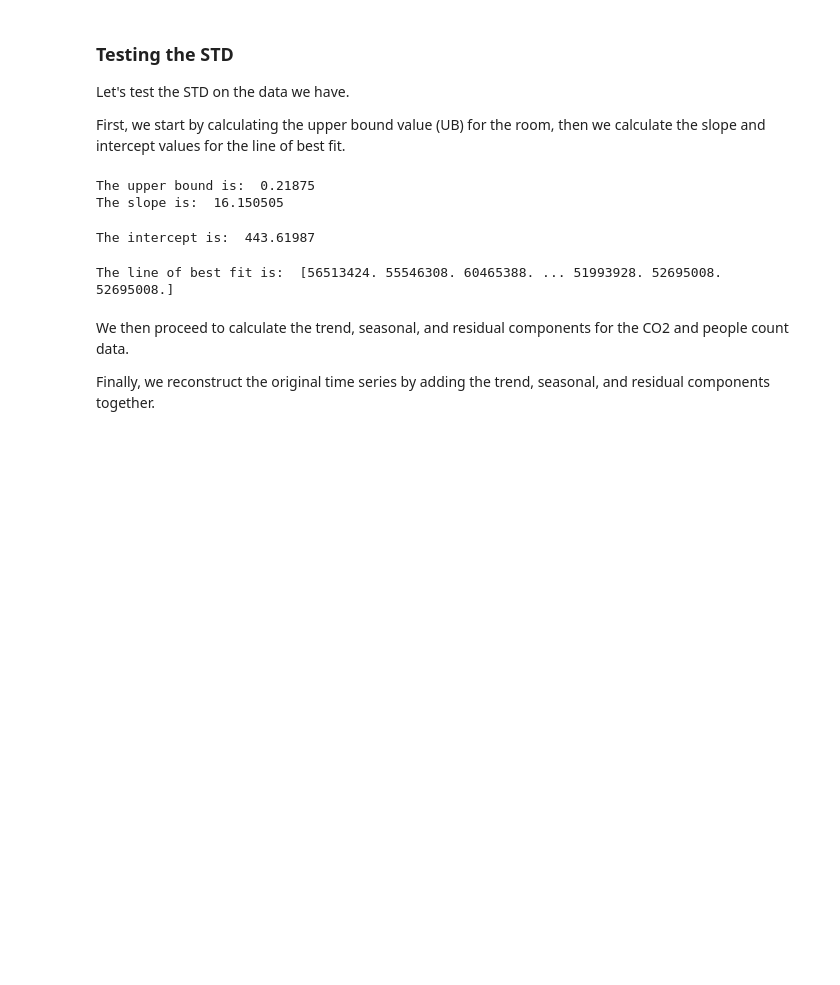
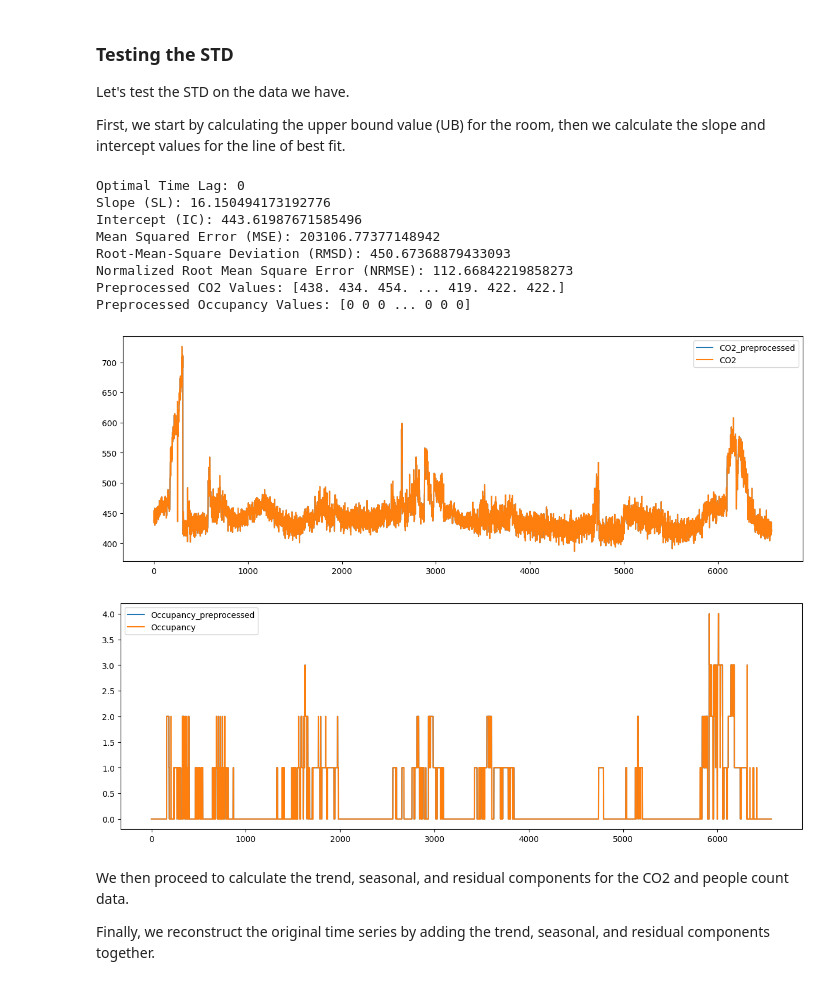
Before and after one commit to AymaneElmahi/sd-hoc, a Jupyter notebook: notebooks/algorithm.ipynb, the cells around one changed output. Cells and saved outputs as stored; diff of their text form; code cells hidden in the pictures; blank space fills up the shorter version.

```diff
--- a/notebooks/algorithm.ipynb
+++ b/notebooks/algorithm.ipynb
@@ -212,28 +257,44 @@ import pandas as pd
 
 # read the data
 df = pd.read_csv('../data/final_df.csv')
-# calculate upper bound
-ub = calculate_upper_bound(3.5, 2.5, 2.5)
-print('The upper bound is: ', ub.numpy())
-
-# calculate slope
-slope = calculate_slope(df['peoplecount_rgb'], df['co2'])
-print('The slope is: ', slope.numpy())
-# %% [output]
-The upper bound is:  0.21875
-The slope is:  16.150505
-# %%
-# calculate intercept
-intercept = calculate_intecept_value(df['peoplecount_rgb'], df['co2'], slope)
-print('The intercept is: ', intercept.numpy())
-# %% [output]
-The intercept is:  443.61987
-# %%
-# calculate line of best fit
-line_of_best_fit = calculate_line_of_best_fit(df['peoplecount_rgb'], df['co2'], slope, intercept)
-print('The line of best fit is: ', line_of_best_fit.numpy())
-# %% [output]
-The line of best fit is:  [56513424. 55546308. 60465388. ... 51993928. 52695008. 52695008.]
+# %%
+preprocessed_df = preprocess_data(df['co2'], df['peoplecount_rgb'], 3.5, 2.5, 2.5)
+print("Optimal Time Lag:", preprocessed_df["optimal_time_lag"])
+print("Slope (SL):", preprocessed_df["slope"])
+print("Intercept (IC):", preprocessed_df["intercept"])
+print("Mean Squared Error (MSE):", preprocessed_df["MSE"])
+print("Root-Mean-Square Deviation (RMSD):", preprocessed_df["RMSD"])
+print("Normalized Root Mean Square Error (NRMSE):", preprocessed_df["NRMSE"])
+print("Preprocessed CO2 Values:", preprocessed_df["preprocessed_co2_values"])
+print("Preprocessed Occupancy Values:", preprocessed_df["preprocessed_occupancy_values"])
+
+# Access the preprocessed CO2 and occupancy values
+# plot the preprocessed data
+import matplotlib.pyplot as plt
+
+plt.figure(figsize=(15, 5))
+plt.plot(preprocessed_df["preprocessed_co2_values"], label='CO2_preprocessed')
+plt.plot(df['co2'], label='CO2')
+plt.legend()
+plt.show()
+
+# use new figure to plot the occupancy
+plt.figure(figsize=(15, 5))
+plt.plot(preprocessed_df["preprocessed_occupancy_values"], label='Occupancy_preprocessed')
+plt.plot(df['peoplecount_rgb'], label='Occupancy')
+plt.legend()
+plt.show()
+# %% [output]
+Optimal Time Lag: 0
+Slope (SL): 16.150494173192776
+Intercept (IC): 443.61987671585496
+Mean Squared Error (MSE): 203106.77377148942
+Root-Mean-Square Deviation (RMSD): 450.67368879433093
+Normalized Root Mean Square Error (NRMSE): 112.66842219858273
+Preprocessed CO2 Values: [438. 434. 454. ... 419. 422. 422.]
+Preprocessed Occupancy Values: [0 0 0 ... 0 0 0]
+[figure, added]
+[figure, added]
 # %% [markdown]
 We then proceed to calculate the trend, seasonal, and residual components for the CO2 and people count data.
 
```
Also changed, not shown: parts of 23 cells of this notebook.
